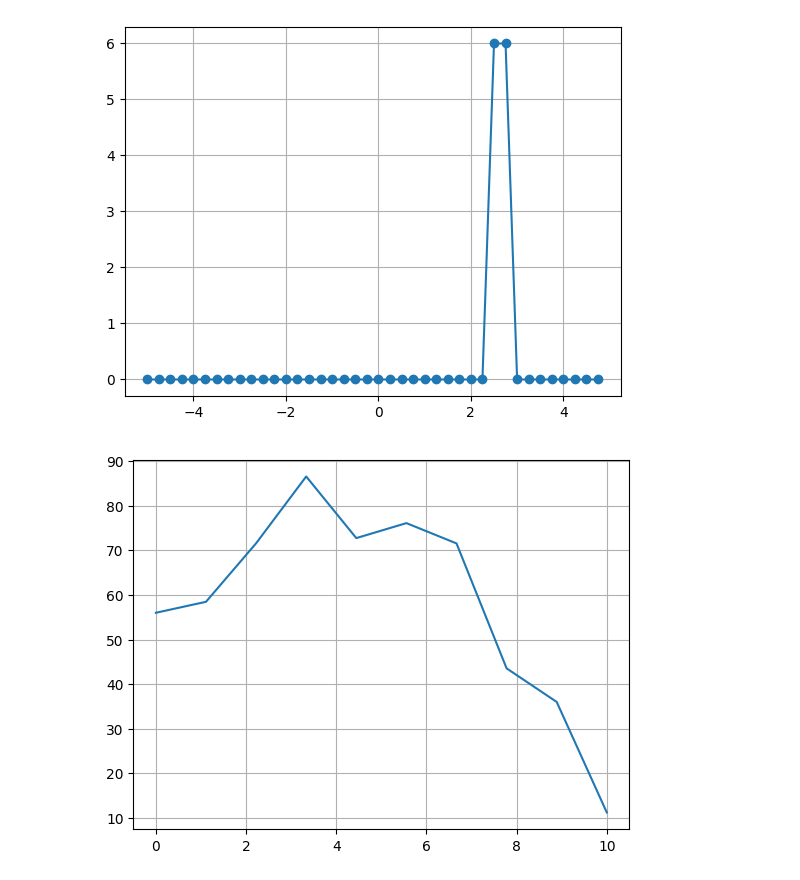
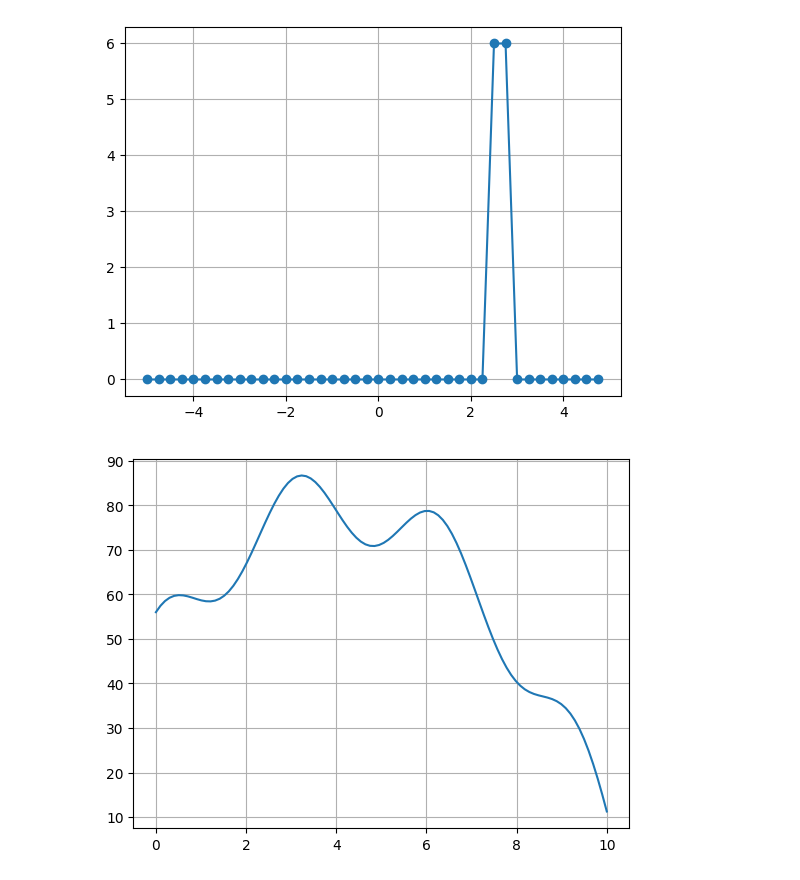
Before and after one commit to Dann38/neural_networks_course, a Jupyter notebook: my_perseptron.ipynb, the cells around one changed output. Saved outputs shown, nothing was run; the diff lists cells and outputs as text; code cells hidden in the pictures.

```diff
--- a/my_perseptron.ipynb
+++ b/my_perseptron.ipynb
@@ -465,21 +473,21 @@ plt.grid()
 # %% [output]
 [figure]
 # %%
-N_point = 10
+N_point = 100
 x0 = 0
 x1 = 10
 xx = np.linspace(x0, x1, N_point)
 yy = lambda xx: 8*np.cos(2*xx) -2*(xx-4)**2+80
 
 
 # a0, a1, a2, a3 =50, 2, 2, 3
 # b1, b2, b3 = 2, 5, 3
 # yy = lambda xx: a0+ a1*(xx-b1) + a2*(xx-b2)**2+ a3*(xx-b3)**3
 
 plt.plot(xx, yy(xx))
 plt.grid()
 # %% [output]
-[figure, old version]
+[figure, new version]
 # %%
 x = MyInputNeuron(0)
 
```
Also changed, not shown: parts of 9 cells of this notebook.
